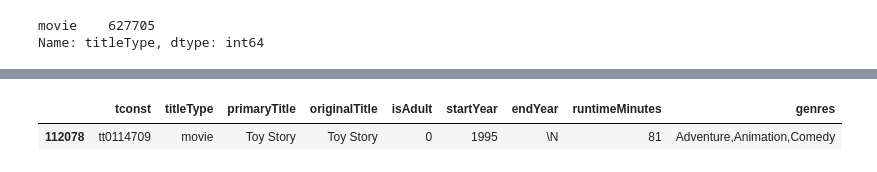
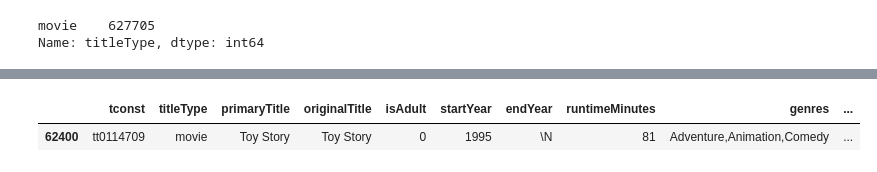
Before and after one commit to kevgross89/Apple-TV-Movie-Recommendation-Engine, a Jupyter notebook: What To Watch - Movie Recommendation Engine.ipynb, the cells around one changed output, grey strips where cells are left out. Saved outputs shown, nothing was run; the diff lists cells and outputs as text; code cells hidden in the pictures.

```diff
--- a/What To Watch - Movie Recommendation Engine.ipynb
+++ b/What To Watch - Movie Recommendation Engine.ipynb
@@ -99,9 +162,9 @@ plots_df.head()
 # %%
 # Load the data
-ratings_df = pd.read_csv('Data/IMDB/ratings_data.tsv', sep='\t')
+imdb_ratings_df = pd.read_csv('Data/IMDB/ratings_data.tsv', sep='\t')
 
 # Preview the data
-ratings_df.head()
+imdb_ratings_df.head()
 # %% [output]
 |  | tconst | averageRating | numVotes |
 | 0 | tt0000001 | 5.7 | 1923 |
@@ -205,0 +286,6 @@ streaming_df.head()
+# %%
+# Merge the datasets on `tconst`
+imdb_df = pd.merge(title_basics_df, imdb_ratings_df, on='tconst')
+
+# Preview new dataframe
+imdb_df.head()
@@ -206,5 +394,6 @@ streaming_df.head()
 # %%
-title_basics_df.loc[title_basics_df['tconst'].str.contains('114709')]
+# Check for `imdbId` value
+imdb_df.loc[imdb_df['tconst'].str.contains('114709')]
 # %% [output]
-|  | tconst | titleType | primaryTitle | originalTitle | isAdult | startYear | endYear | runtimeMinutes | genres |
-| 112078 | tt0114709 | movie | Toy Story | Toy Story | 0 | 1995 | \N | 81 | Adventure,Animation,Comedy |
+|  | tconst | titleType | primaryTitle | originalTitle | isAdult | startYear | endYear | runtimeMinutes | genres | ... |
+| 62400 | tt0114709 | movie | Toy Story | Toy Story | 0 | 1995 | \N | 81 | Adventure,Animation,Comedy | ... |
```
Also changed, not shown: parts of 66 cells of this notebook, 2 other files.
